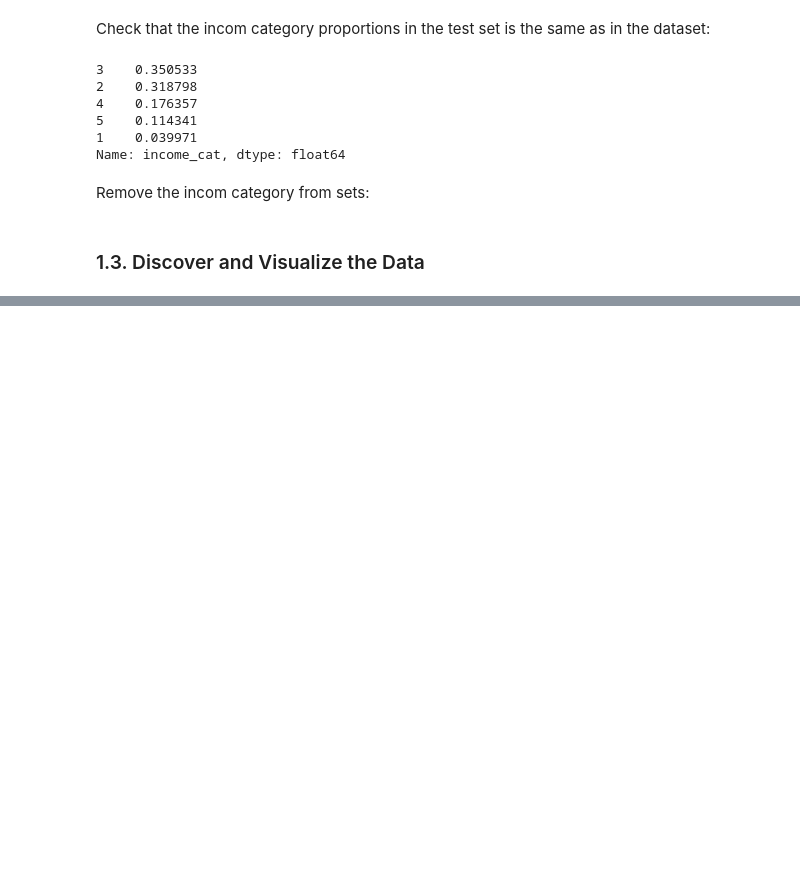
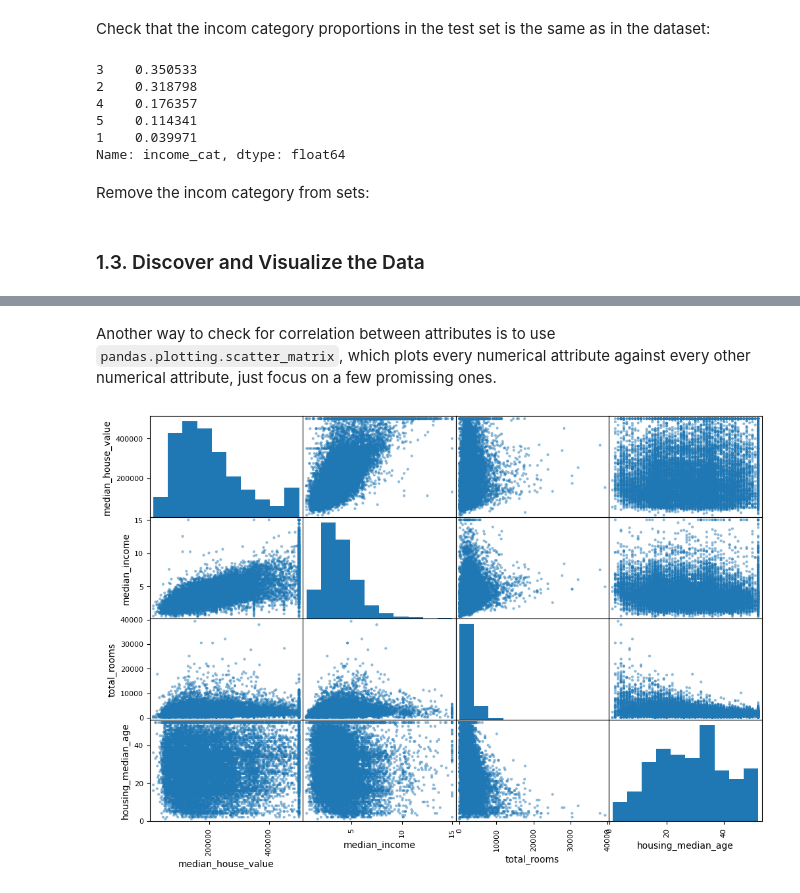
Before and after one commit to neofluar/kaggle, a Jupyter notebook: california_housing/california_housing.ipynb, the cells around one changed output, grey strips where cells are left out. Drawn from its saved outputs; the diff is of its cells as text; code cells hidden in the pictures; blank space fills up the shorter version.

```diff
--- a/california_housing/california_housing.ipynb
+++ b/california_housing/california_housing.ipynb
@@ -116,0 +165,8 @@ test_set.drop('income_cat', axis=1, inplace=True)
+# %% [markdown]
+Another way to check for correlation between attributes is to use `pandas.plotting.scatter_matrix`, which plots every numerical attribute against every other numerical attribute, just focus on a few promissing ones.
+# %%
+attributes = ['median_house_value', 'median_income', 'total_rooms', 'housing_median_age']
+pd.plotting.scatter_matrix(housing[attributes], figsize=(12, 8))
+plt.show()
+# %% [output]
+[figure, added]
```
Also changed, not shown: parts of 28 cells of this notebook, 1 other file.
